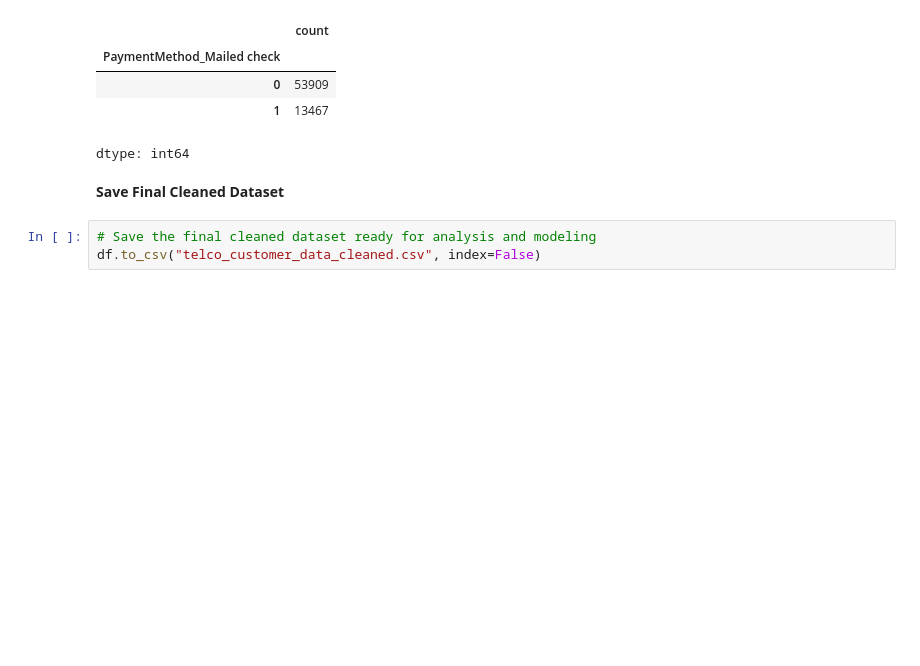
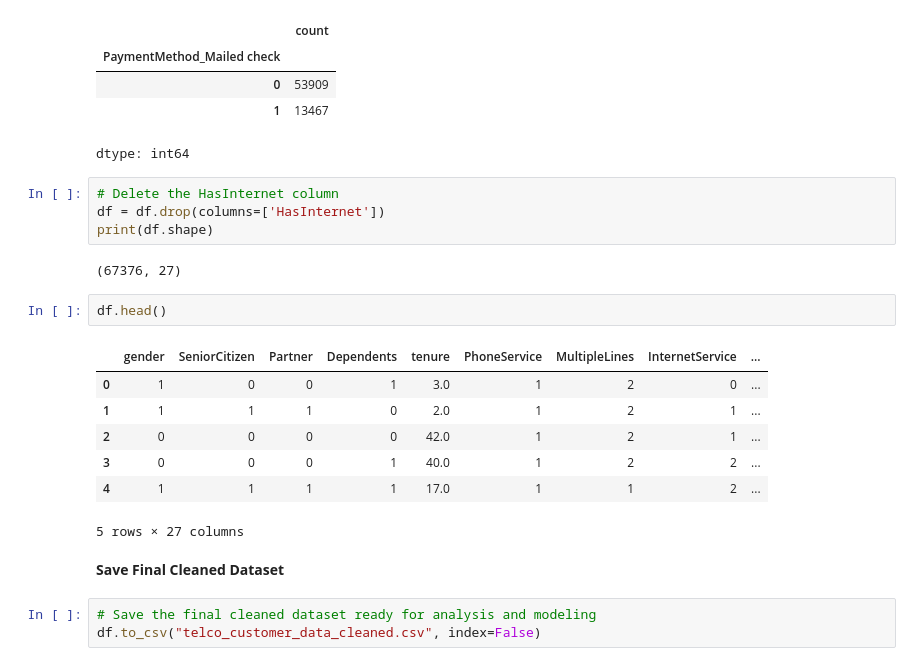
Before and after one commit to linda-bsharat/telco-customer-churn-prediction, a Jupyter notebook: notebooks/01_data_cleaning_and_eda.ipynb, the cells around one changed output. Cells and saved outputs as stored; diff of their text form; blank space fills up the shorter version.

Commit message:
we deleted the Has_Internet Column

```diff
--- a/notebooks/01_data_cleaning_and_eda.ipynb
+++ b/notebooks/01_data_cleaning_and_eda.ipynb
@@ -1282,6 +1282,22 @@ df["PaymentMethod_Mailed check"].value_counts()
 | 0 | 53909 |
 | 1 | 13467 |
 dtype: int64
+# %%
+# Delete the HasInternet column
+df = df.drop(columns=['HasInternet'])
+print(df.shape)
+# %% [output]
+(67376, 27)
+# %%
+df.head()
+# %% [output]
+|  | gender | SeniorCitizen | Partner | Dependents | tenure | PhoneService | MultipleLines | InternetService | ... |
+| 0 | 1 | 0 | 0 | 1 | 3.0 | 1 | 2 | 0 | ... |
+| 1 | 1 | 1 | 1 | 0 | 2.0 | 1 | 2 | 1 | ... |
+| 2 | 0 | 0 | 0 | 0 | 42.0 | 1 | 2 | 1 | ... |
+| 3 | 0 | 0 | 0 | 1 | 40.0 | 1 | 2 | 2 | ... |
+| 4 | 1 | 1 | 1 | 1 | 17.0 | 1 | 1 | 2 | ... |
+5 rows × 27 columns
 # %% [markdown]
 **Save Final Cleaned Dataset**
 # %%
```
